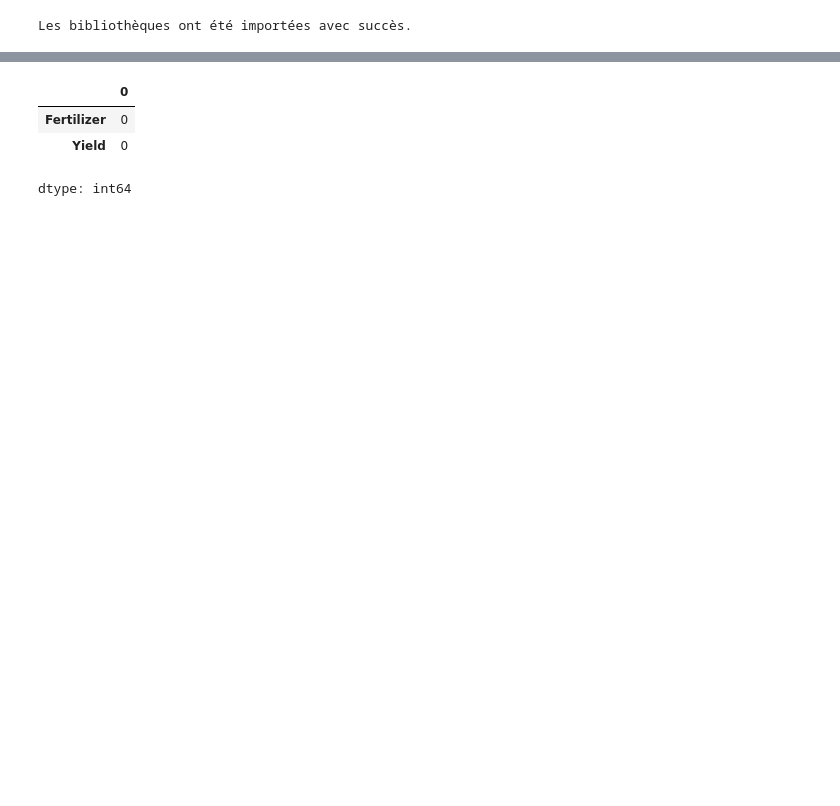
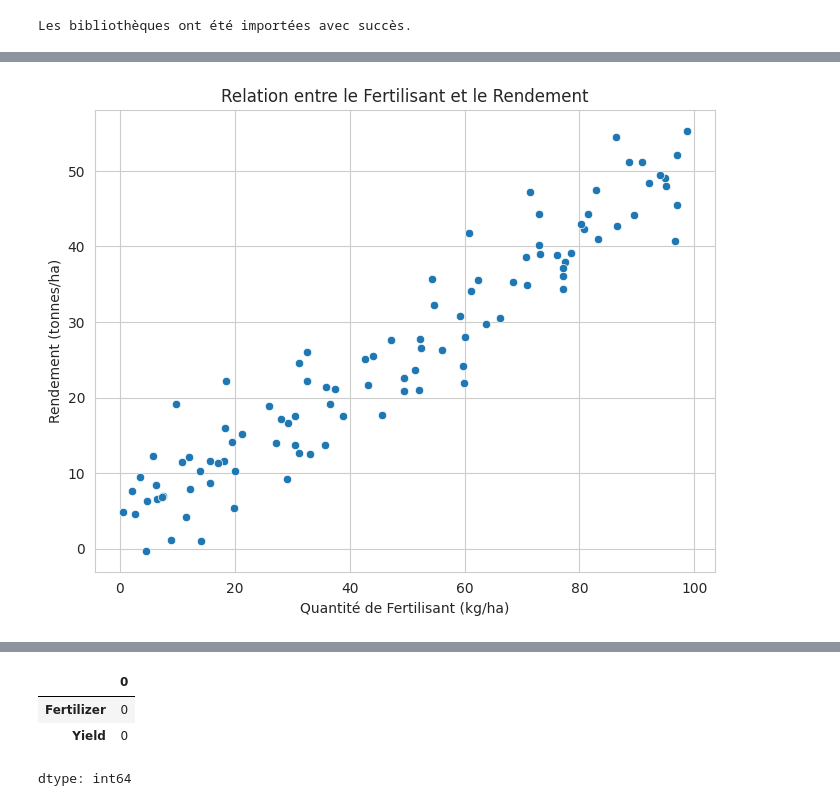
Before and after one commit to topdeveloppement/ai-nexus-one-formation, a Jupyter notebook: regression_lineaire_simple.ipynb, the cells around one changed output, grey strips where cells are left out. Saved outputs shown, nothing was run; the diff lists cells and outputs as text; code cells hidden in the pictures; blank space fills up the shorter version.

```diff
--- a/regression_lineaire_simple.ipynb
+++ b/regression_lineaire_simple.ipynb
@@ -75,12 +45,18 @@ print("Les bibliothèques ont été importées avec succès.")
 # %%
 # Importation des bibliothèques nécessaires
-import numpy as np  # Calculs numériques
-import pandas as pd  # Manipulation des données
-import matplotlib.pyplot as plt  # Visualisation
-import seaborn as sns  # Visualisations esthétiques
-from sklearn.model_selection import train_test_split  # Division des données
-from sklearn.linear_model import LinearRegression  # Modèle de régression linéaire
-from sklearn.metrics import mean_squared_error, mean_absolute_error, r2_score  # Évaluation du modèle
+
+import numpy as np
+import pandas as pd
+import matplotlib.pyplot as plt
+import seaborn as sns
+
+from sklearn.linear_model import LinearRegression
+from sklearn.model_selection import train_test_split
+from sklearn.metrics import mean_squared_error, mean_absolute_error, r2_score
+
+# Paramètres d'affichage
+%matplotlib inline
+sns.set_style('whitegrid')
 
 print("Les bibliothèques ont été importées avec succès.")
 # %% [output]
@@ -156,0 +142,10 @@ data.describe()
+# %%
+# Création d'un nuage de points
+plt.figure(figsize=(8,6))
+sns.scatterplot(x='Fertilizer', y='Yield', data=data)
+plt.title('Relation entre le Fertilisant et le Rendement')
+plt.xlabel('Quantité de Fertilisant (kg/ha)')
+plt.ylabel('Rendement (tonnes/ha)')
+plt.show()
+# %% [output]
+[figure, added]
```
Also changed, not shown: parts of 57 cells of this notebook.
